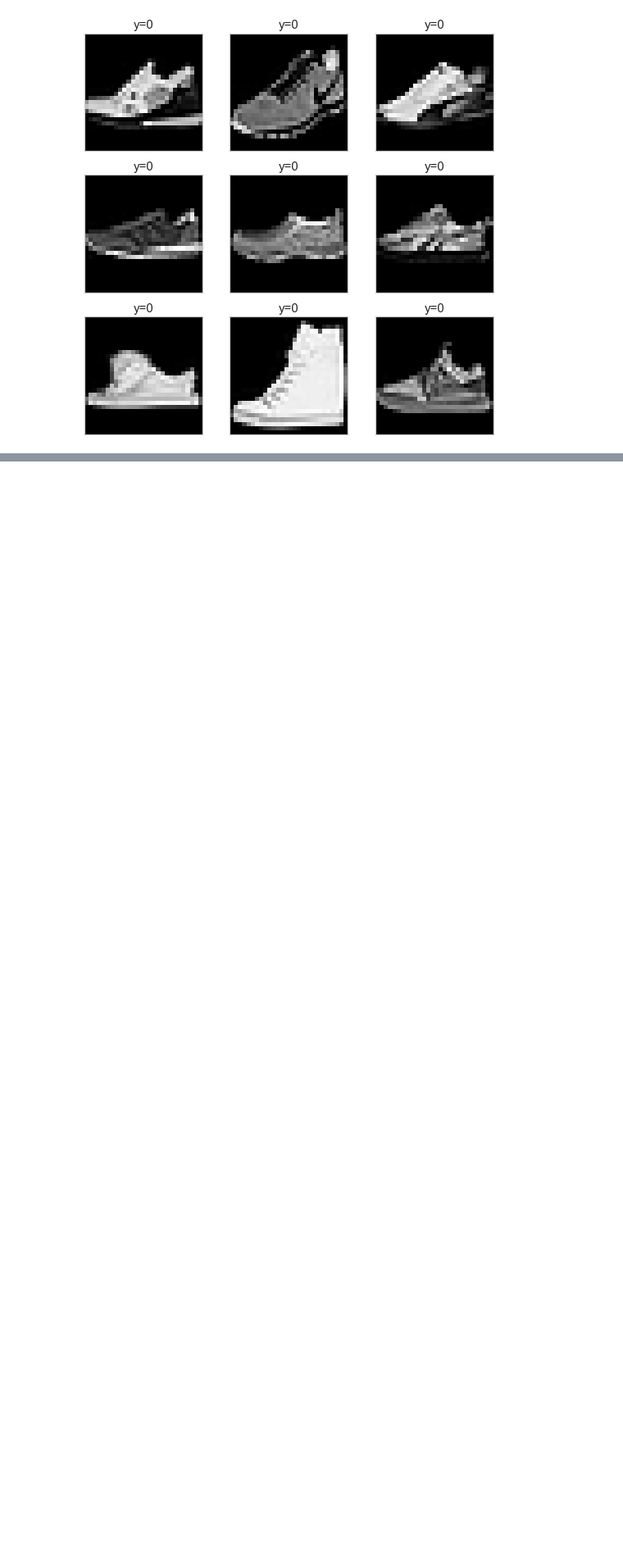
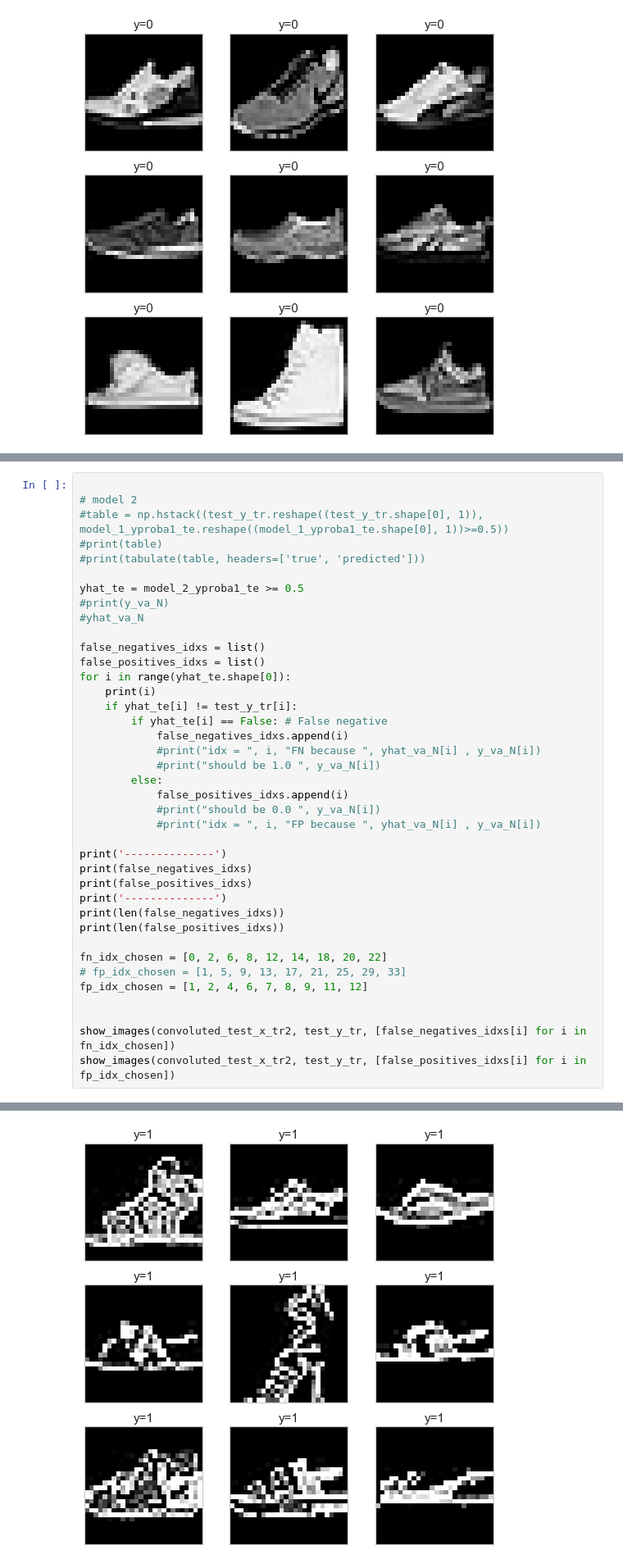
Before and after one commit to kamibrumi/comp135-intro-to-ml, a Jupyter notebook: projectA/projA_notebook_p2.ipynb, the cells around one changed output, grey strips where cells are left out. Shown at 82% size. Drawn from its saved outputs; the diff is of its cells as text; blank space fills up the shorter version.

```diff
--- a/projectA/projA_notebook_p2.ipynb
+++ b/projectA/projA_notebook_p2.ipynb
@@ -1186,0 +1211,40 @@ show_images([x[0:784] for x in x_te_M_avg_non_zero], test_y_tr, [false_positives
+# %%
+
+# model 2
+#table = np.hstack((test_y_tr.reshape((test_y_tr.shape[0], 1)), model_1_yproba1_te.reshape((model_1_yproba1_te.shape[0], 1))>=0.5))
+#print(table)
+#print(tabulate(table, headers=['true', 'predicted']))
+
+yhat_te = model_2_yproba1_te >= 0.5
+#print(y_va_N)
+#yhat_va_N
+
+false_negatives_idxs = list()
+false_positives_idxs = list()
+for i in range(yhat_te.shape[0]):
+    print(i)
+    if yhat_te[i] != test_y_tr[i]:
+        if yhat_te[i] == False: # False negative
+            false_negatives_idxs.append(i)
+            #print("idx = ", i, "FN because ", yhat_va_N[i] , y_va_N[i])
+            #print("should be 1.0 ", y_va_N[i])
+        else:
+            false_positives_idxs.append(i)
+            #print("should be 0.0 ", y_va_N[i])
+            #print("idx = ", i, "FP because ", yhat_va_N[i] , y_va_N[i])
+
+print('--------------')
+print(false_negatives_idxs)
+print(false_positives_idxs)
+print('--------------')
+print(len(false_negatives_idxs))
+print(len(false_positives_idxs))
+
+fn_idx_chosen = [0, 2, 6, 8, 12, 14, 18, 20, 22]
+# fp_idx_chosen = [1, 5, 9, 13, 17, 21, 25, 29, 33]
+fp_idx_chosen = [1, 2, 4, 6, 7, 8, 9, 11, 12]
+
+
+show_images(convoluted_test_x_tr2, test_y_tr, [false_negatives_idxs[i] for i in fn_idx_chosen])
+show_images(convoluted_test_x_tr2, test_y_tr, [false_positives_idxs[i] for i in fp_idx_chosen])
+# %% [output]
@@ -1186,0 +1268 @@ show_images([x[0:784] for x in x_te_M_avg_non_zero], test_y_tr, [false_positives
+[figure, added]
```
Also changed, not shown: parts of 7 cells of this notebook, 25 other files.
